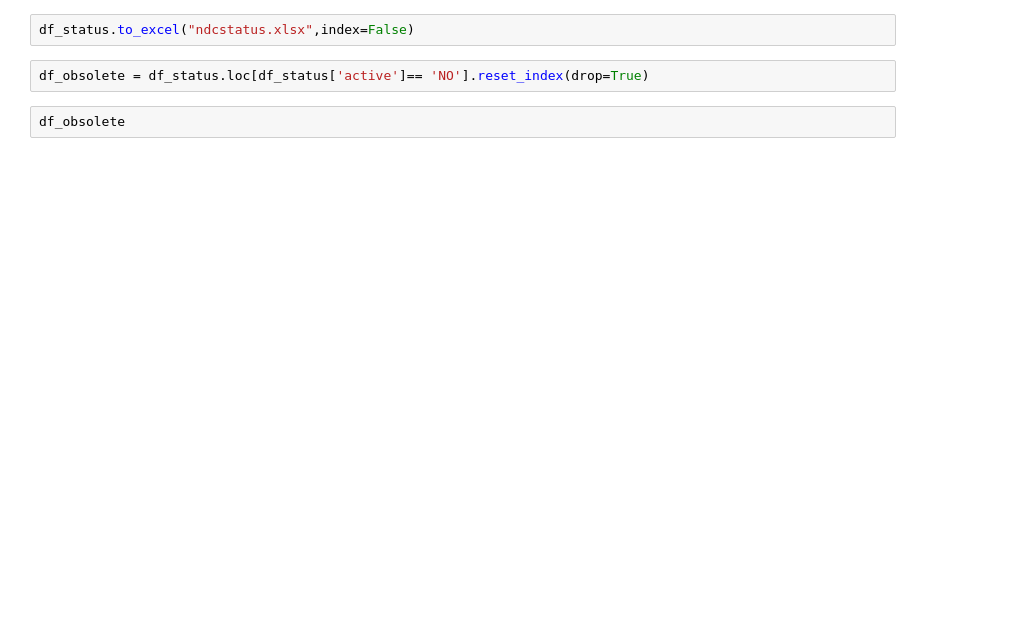
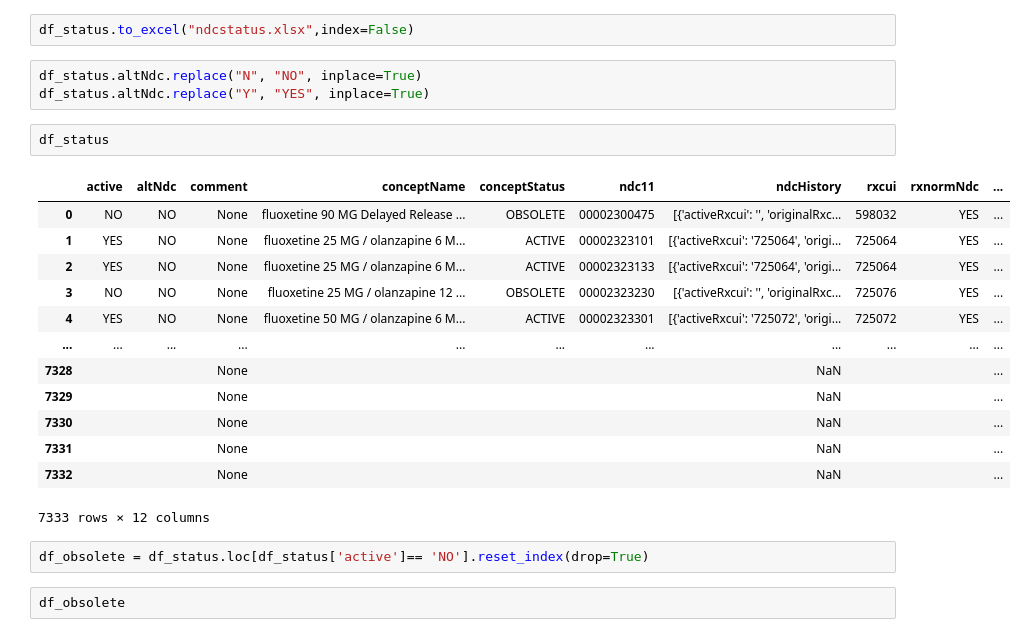
Before and after one commit to danielhmendoza01/Automatic_Code_Sets, a Jupyter notebook: NDC/Antidepressants/hedis_check.ipynb, the cells around one changed output. Drawn from its saved outputs; the diff is of its cells as text; blank space fills up the shorter version.

```diff
--- a/NDC/Antidepressants/hedis_check.ipynb
+++ b/NDC/Antidepressants/hedis_check.ipynb
@@ -48,5 +48,24 @@ df_status
 # %%
 df_status.to_excel("ndcstatus.xlsx",index=False)
+# %%
+df_status.altNdc.replace("N", "NO", inplace=True)
+df_status.altNdc.replace("Y", "YES", inplace=True)
+# %%
+df_status
+# %% [output]
+|  | active | altNdc | comment | conceptName | conceptStatus | ndc11 | ndcHistory | rxcui | rxnormNdc | ... |
+| 0 | NO | NO | None | fluoxetine 90 MG Delayed Release ... | OBSOLETE | 00002300475 | [{'activeRxcui': '', 'originalRxc... | 598032 | YES | ... |
+| 1 | YES | NO | None | fluoxetine 25 MG / olanzapine 6 M... | ACTIVE | 00002323101 | [{'activeRxcui': '725064', 'origi... | 725064 | YES | ... |
+| 2 | YES | NO | None | fluoxetine 25 MG / olanzapine 6 M... | ACTIVE | 00002323133 | [{'activeRxcui': '725064', 'origi... | 725064 | YES | ... |
+| 3 | NO | NO | None | fluoxetine 25 MG / olanzapine 12 ... | OBSOLETE | 00002323230 | [{'activeRxcui': '', 'originalRxc... | 725076 | YES | ... |
+| 4 | YES | NO | None | fluoxetine 50 MG / olanzapine 6 M... | ACTIVE | 00002323301 | [{'activeRxcui': '725072', 'origi... | 725072 | YES | ... |
+| ... | ... | ... | ... | ... | ... | ... | ... | ... | ... | ... |
+| 7328 |  |  | None |  |  |  | NaN |  |  | ... |
+| 7329 |  |  | None |  |  |  | NaN |  |  | ... |
+| 7330 |  |  | None |  |  |  | NaN |  |  | ... |
+| 7331 |  |  | None |  |  |  | NaN |  |  | ... |
+| 7332 |  |  | None |  |  |  | NaN |  |  | ... |
+7333 rows × 12 columns
 # %%
 df_obsolete = df_status.loc[df_status['active']== 'NO'].reset_index(drop=True)
 # %%
```
Also changed, not shown: parts of 6 cells of this notebook, 7 other files.
